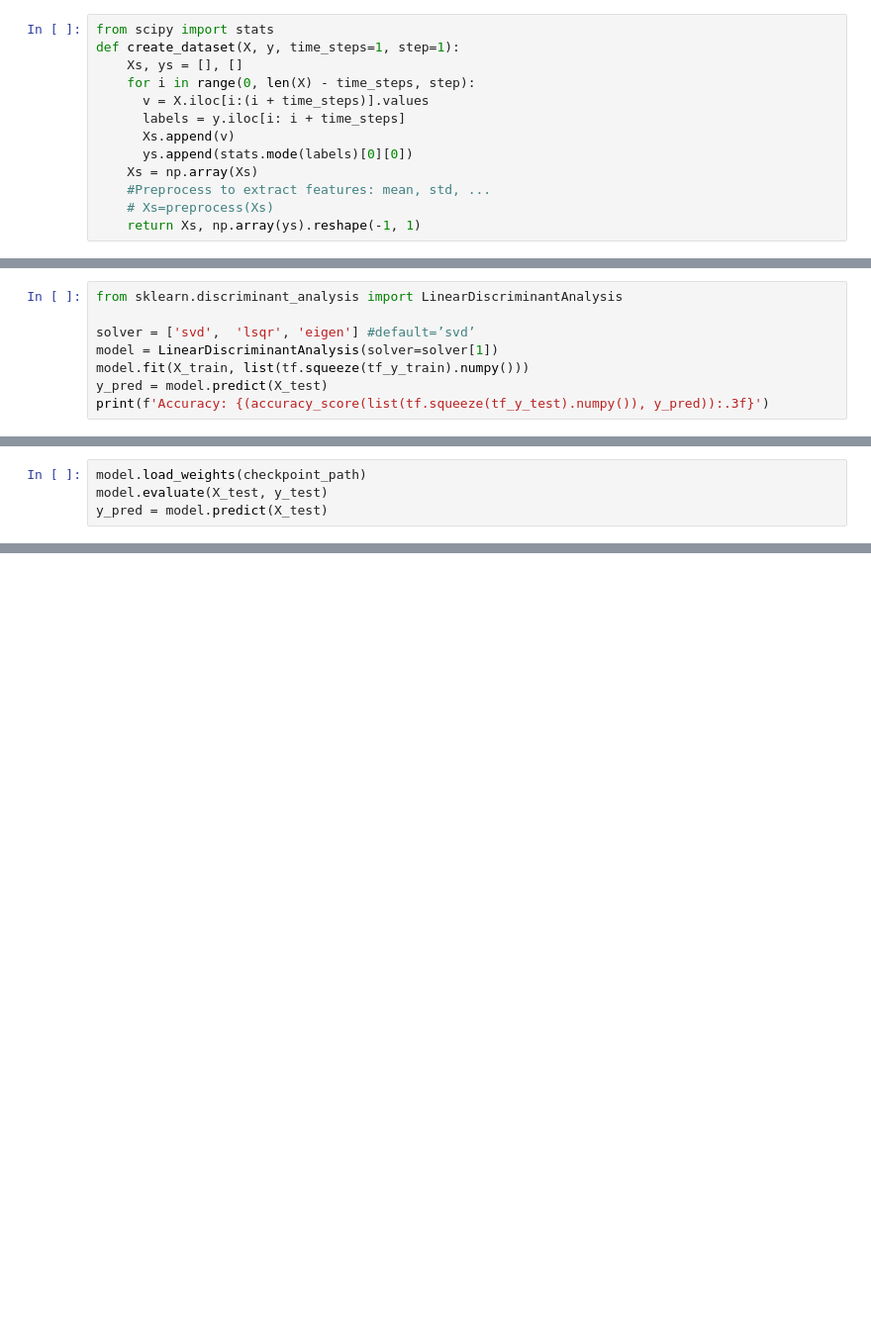
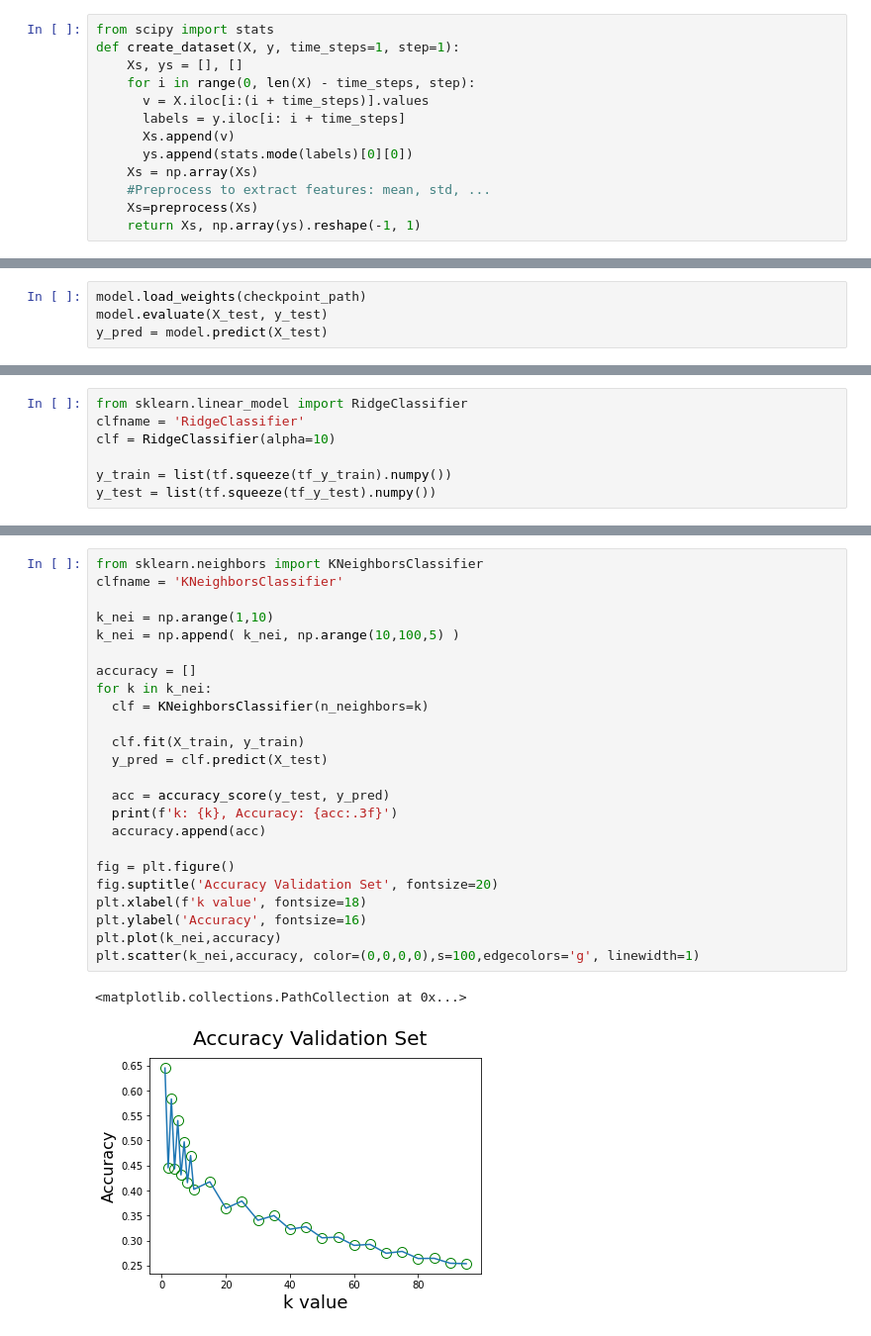
Before and after one commit to MauriVass/ComplexUpper-LimbMovements, a Jupyter notebook: Complex_Upper_Limb_Movements.ipynb, the cells around one changed output, grey strips where cells are left out. Shown at 99% size. Drawn from its saved outputs; the diff is of its cells as text; blank space fills up the shorter version.

```diff
--- a/Complex_Upper_Limb_Movements.ipynb
+++ b/Complex_Upper_Limb_Movements.ipynb
@@ -174,7 +169,7 @@ def create_dataset(X, y, time_steps=1, step=1):
       ys.append(stats.mode(labels)[0][0])
     Xs = np.array(Xs)
     #Preprocess to extract features: mean, std, ...
-    # Xs=preprocess(Xs)
+    Xs=preprocess(Xs)
     return Xs, np.array(ys).reshape(-1, 1)
 # %%
 from scipy import signal
@@ -463,8 +443,0 @@ print(f'Accuracy: {(accuracy_score(list(tf.squeeze(tf_y_test).numpy()), y_pred))
-# %%
-from sklearn.discriminant_analysis import LinearDiscriminantAnalysis
-
-solver = ['svd',  'lsqr', 'eigen'] #default=’svd’
-model = LinearDiscriminantAnalysis(solver=solver[1])
-model.fit(X_train, list(tf.squeeze(tf_y_train).numpy()))
-y_pred = model.predict(X_test)
-print(f'Accuracy: {(accuracy_score(list(tf.squeeze(tf_y_test).numpy()), y_pred)):.3f}')
@@ -487,0 +518,7 @@ y_pred = model.predict(X_test)
+# %%
+from sklearn.linear_model import RidgeClassifier
+clfname = 'RidgeClassifier'
+clf = RidgeClassifier(alpha=10)
+
+y_train = list(tf.squeeze(tf_y_train).numpy())
+y_test = list(tf.squeeze(tf_y_test).numpy())
@@ -487,0 +527,27 @@ y_pred = model.predict(X_test)
+# %%
+from sklearn.neighbors import KNeighborsClassifier
+clfname = 'KNeighborsClassifier'
+
+k_nei = np.arange(1,10)
+k_nei = np.append( k_nei, np.arange(10,100,5) )
+
+accuracy = []
+for k in k_nei:
+  clf = KNeighborsClassifier(n_neighbors=k)
+
+  clf.fit(X_train, y_train)
+  y_pred = clf.predict(X_test)
+
+  acc = accuracy_score(y_test, y_pred)
+  print(f'k: {k}, Accuracy: {acc:.3f}')
+  accuracy.append(acc)
+
+fig = plt.figure()
+fig.suptitle('Accuracy Validation Set', fontsize=20)
+plt.xlabel(f'k value', fontsize=18)
+plt.ylabel('Accuracy', fontsize=16)
+plt.plot(k_nei,accuracy)
+plt.scatter(k_nei,accuracy, color=(0,0,0,0),s=100,edgecolors='g', linewidth=1)
+# %% [output]
+<matplotlib.collections.PathCollection at 0x...>
+[figure, added]
```
Also changed, not shown: parts of 30 cells of this notebook.
